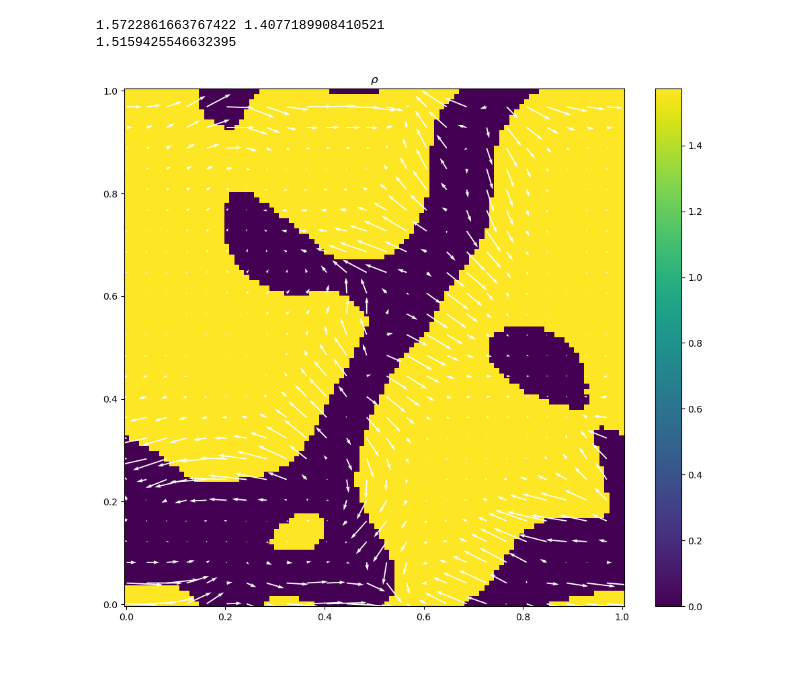
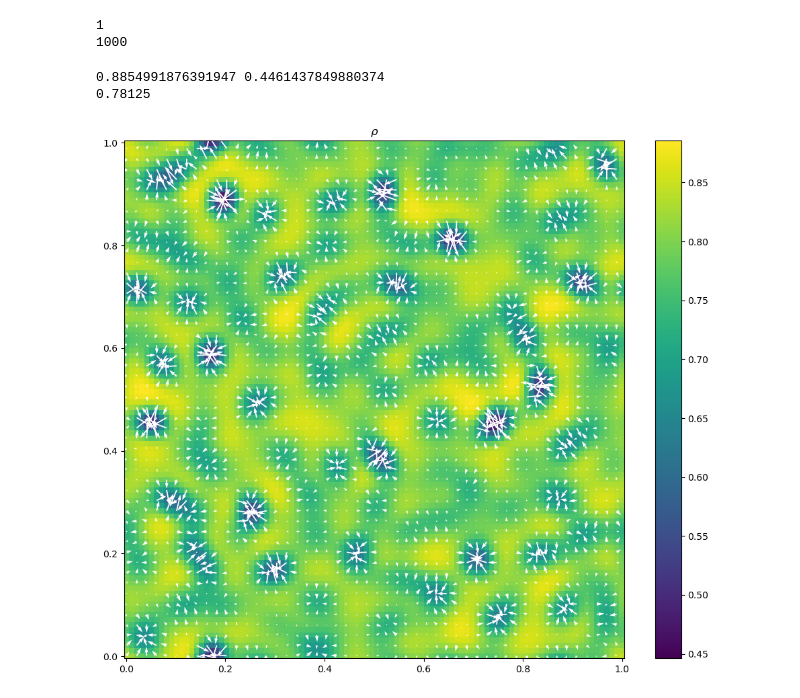
Before and after one commit to toshi-physics/myPSS-friction, a Jupyter notebook: analysis/model_Q_v_rho_heaviside/display_model_Q_v_rho_heaviside.ipynb, the cells around one changed output. Saved outputs shown, nothing was run; the diff lists cells and outputs as text; code cells hidden in the pictures; blank space fills up the shorter version.

Commit message:
interfacial stress and noise

```diff
--- a/analysis/model_Q_v_rho_heaviside/display_model_Q_v_rho_heaviside.ipynb
+++ b/analysis/model_Q_v_rho_heaviside/display_model_Q_v_rho_heaviside.ipynb
@@ -4,19 +4,19 @@ from matplotlib import pyplot as plt
 import json, os
 # %%
 run = 1
-Gamma0 = 50.00
-rhoseed = 0.5 #0.9#0.16
-rgamma = 2.0
-gammaxx=1.0
-gammayy=gammaxx*rgamma
+Gamma0  = 50.00
+rhoseed = 2.5 #0.9#0.16
+rgamma  = 1.0
+gammaxx = 1.0
+gammayy = gammaxx*rgamma
 
-p0 = 1
-alpha = 0.1
-D = 1
-chi = 5
+alpha = 0.5
+chi = 0
 
-#pdir = '../../data/model_Q_v_rho/gamma0_{:1.1f}_rhoseed_{}_gammaxx_{:1.1f}/p0_{:1.2f}_alpha_{:1.2f}_D_{:1.2f}_chi_{:1.2f}/run_{:d}/'.format(Gamma0, rhoseed, gammaxx, p0, alpha, D, chi, run)
-pdir = '../../data/model_Q_v_rho_heaviside/gamma0_{:1.1f}_rhoseed_{}_rgamma_{:1.1f}/p0_{:1.2f}_alpha_{:1.2f}_D_{:1.2f}_chi_{:1.2f}/run_{:d}/'.format(Gamma0, rhoseed, rgamma, p0, alpha, D, chi, run)
+ddir = '/data' #'/new_drho_uniform_data'
+model =  '/model_no_chi_no_growth_test' # '/model_Q_v_rho_h_CH_noise' #
+
+pdir = '../../'+ddir+model+'/gamma0_{:1.1f}_rhoseed_{:1.2f}/rgamma_{:1.2f}_alpha_{:1.2f}_chi_{:1.2f}/run_{:d}/'.format(Gamma0, rhoseed, rgamma, alpha, chi, run)
 
 datadir = pdir+'data/'
 
@@ -28,8 +28,8 @@ dt_dump   = parameters["dt_dump"]
 n_steps   = int(parameters["n_steps"])  # number of time steps
 n_dump = int(T/dt_dump); dn_dump = int(n_steps/n_dump)
 K         = parameters["K"]        # elastic constant, sets diffusion lengthscale of S with Gamma0
+d         = parameters["d"]; print(d)
 lambd     = parameters["lambda"]
-r_p       = parameters["r_p"]      # rate of pressure growth equal to rate of growth of cells
 rho_in    = parameters["rho_in"]   # isotropic to nematic transition density, or "onset of order in the paper"
 rhoisoend = parameters["rhoisoend"] /rho_in   # jamming density
 rhonemend = parameters["rhonemend"] /rho_in   # jamming density max for nematic substrate
@@ -42,37 +42,42 @@ tol = 0.001
 
 x   = np.linspace(0+tol, 1-tol, mx)
 y   = np.linspace(0+tol, 1-tol, my)
-xv, yv  = np.meshgrid(x,y)
+xv, yv  = np.meshgrid(x,y, indexing='ij')
 
 
 times = np.arange(0, n_dump, 1)*dt_dump
+
+print(n_dump)
+# %% [output]
+1
+1000
 # %%
 import matplotlib.pyplot as plt
 from matplotlib.colors import LinearSegmentedColormap
 
 fig, ax=plt.subplots(figsize=(12,10))
 #colors = ['#c1272d', '#eecc16','#008176','#0000a7']
 #cmap1 = LinearSegmentedColormap.from_list("mycmap", colors)
-n=1500
+n=18
 
 field = np.loadtxt(datadir+'rho.csv.{:d}'.format(n), delimiter=',')
-#Qx = np.loadtxt(datadir+'Qxx.csv.{:d}'.format(n), delimiter=',')
-#Qy = np.loadtxt(datadir+'Qxy.csv.{:d}'.format(n), delimiter=',')
-#S2 = Qx**2 + Qy**2
-#rhoend = rhoisoend + (rhonemend-rhoisoend)*S2
-#Gamma = Gamma0* np.heaviside(np.tanh(rhoend-field),0)
+Qx = np.loadtxt(datadir+'Qxx.csv.{:d}'.format(n), delimiter=',')
+Qy = np.loadtxt(datadir+'Qxy.csv.{:d}'.format(n), delimiter=',')
+S2 = Qx**2 + Qy**2
+rhoend = rhoisoend + (rhonemend-rhoisoend)*S2
+#field = rhoend - field
 vx = np.loadtxt(datadir+'vx.csv.{:d}'.format(n), delimiter=',')
 vy = np.loadtxt(datadir+'vy.csv.{:d}'.format(n), delimiter=',')
-p_factor = 4
+p_factor = 2
 
 fmax = np.max(field); fmin=np.min(field); print(fmax, fmin)
 print(np.average(field))
 #ctrf = [ax.pcolormesh(xv, yv, S_sqrd[i], cmap=cmap1, vmin=0, vmax=Smax), ax.quiver(xv,yv,nx[i],ny[i], color='w')]
-ctrf = [ax.pcolormesh(xv, yv, Gamma, vmin=0, vmax=fmax), ax.quiver(xv[::p_factor, ::p_factor], yv[::p_factor, ::p_factor], vx[::p_factor, ::p_factor], vy[::p_factor, ::p_factor], color='w')]
+ctrf = [ax.pcolormesh(xv, yv, field, vmin=fmin, vmax=fmax), ax.quiver(xv[::p_factor, ::p_factor], yv[::p_factor, ::p_factor], vx[::p_factor, ::p_factor], vy[::p_factor, ::p_factor], color='w')]
 plt.colorbar(ctrf[0])
 plt.title(r"$\rho$")
 plt.show()
 # %% [output]
-1.5722861663767422 1.4077189908410521
-1.5159425546632395
+0.8854991876391947 0.4461437849880374
+0.78125
-[figure, old version]
+[figure, new version]
```
Also changed, not shown: parts of 7 cells of this notebook, 24 other files.
